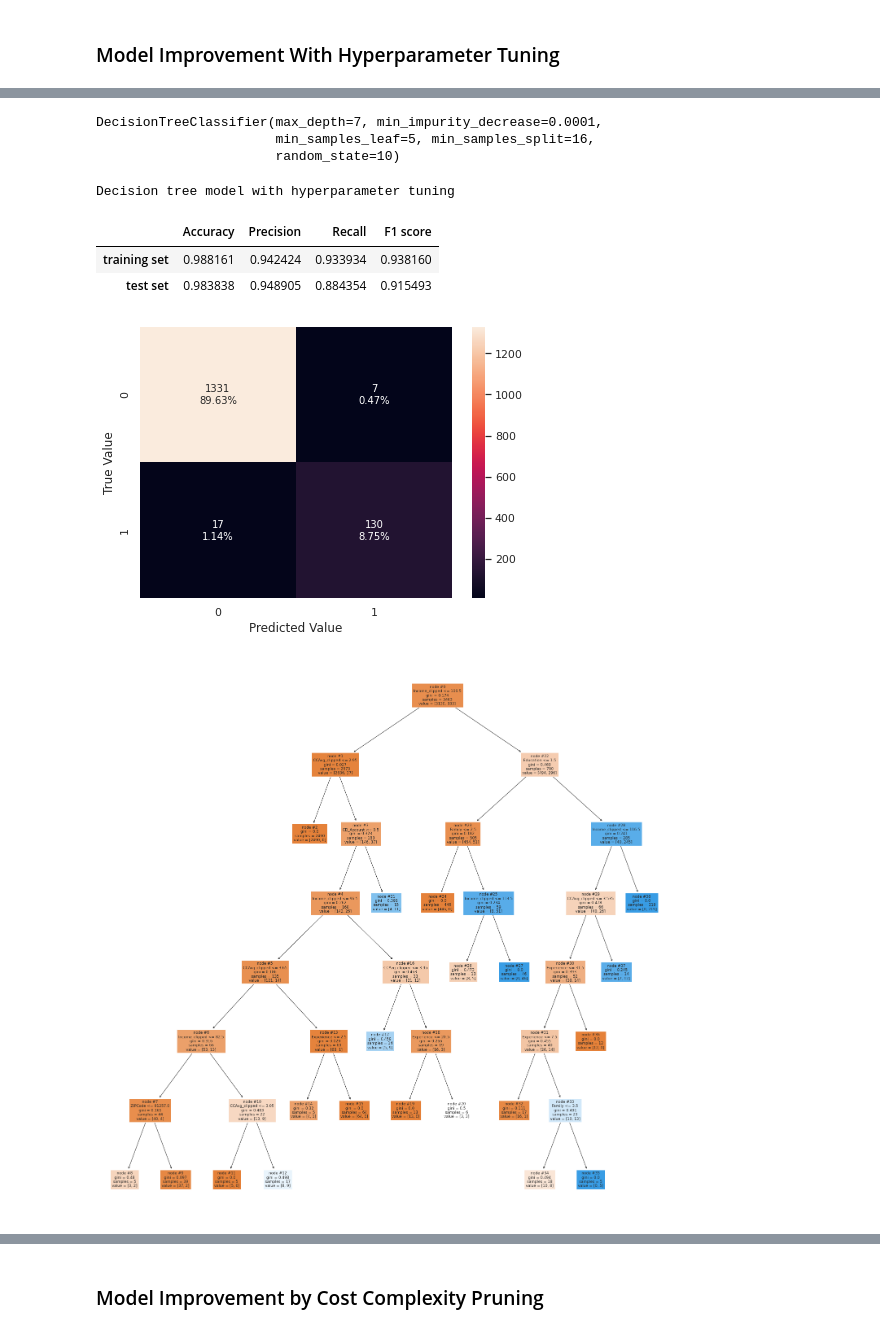
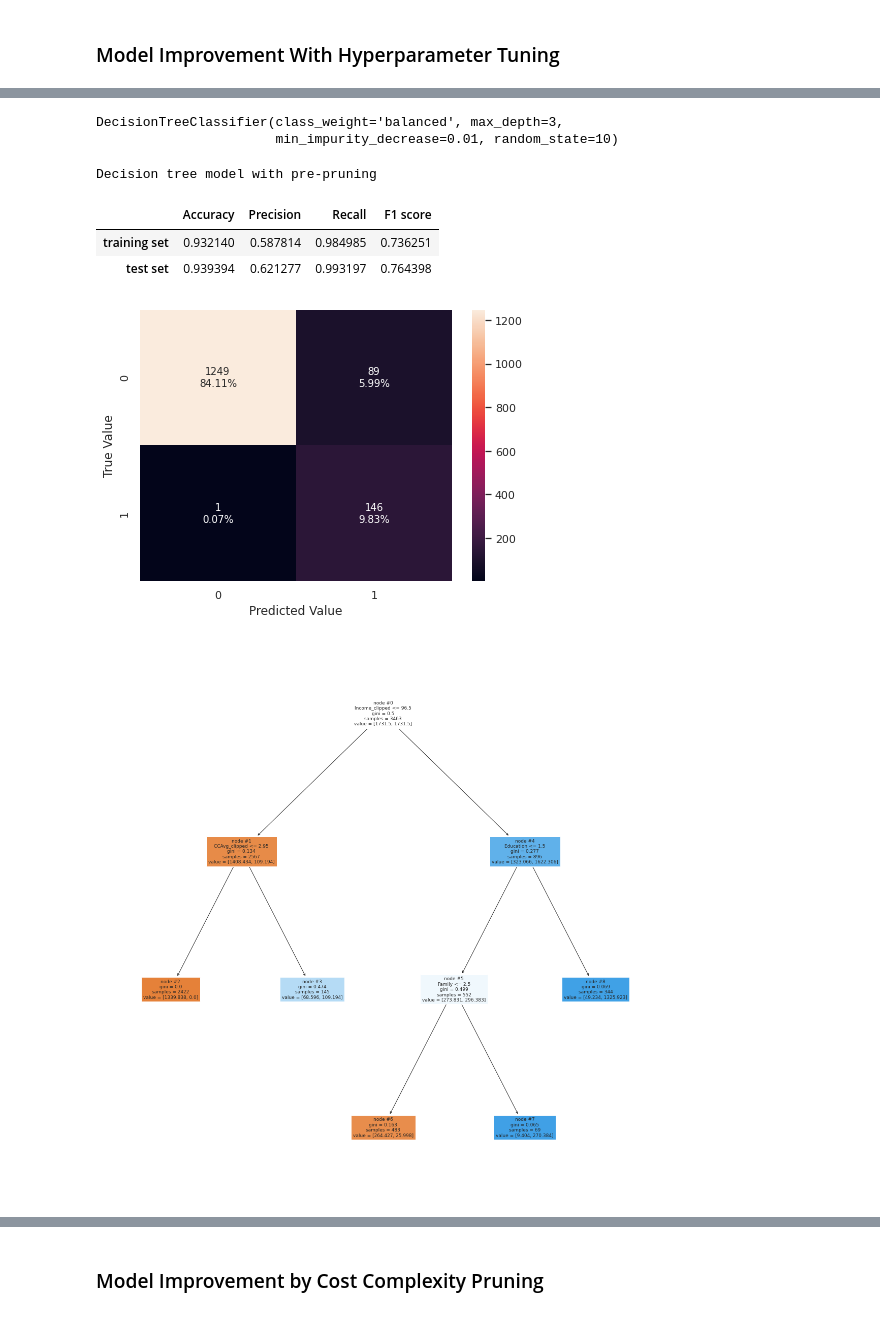
Before and after one commit to liangym2014/Data-science-and-machine-learning, a Jupyter notebook: 3.Personal_Loan_Campaign_Solution.ipynb, the cells around one changed output, grey strips where cells are left out. Cells and saved outputs as stored; diff of their text form; code cells hidden in the pictures.

```diff
--- a/3.Personal_Loan_Campaign_Solution.ipynb
+++ b/3.Personal_Loan_Campaign_Solution.ipynb
@@ -1029,36 +1031,35 @@ pd.DataFrame(data = dt_1.feature_importances_, index = X_train.columns,
 # %%
 para = {
     "max_depth": np.arange(1, 20),
-    "min_samples_split": np.arange(1, 20),
+    "min_samples_split": np.arange(1, 15),
     "min_samples_leaf": np.arange(1, 10),
-    "min_impurity_decrease": [0.1, 0.01, 0.001, 0.0001]
+    "min_impurity_decrease": [0.1, 0.01, 0.001, 0.0001],
 }
 
-gs = GridSearchCV(DecisionTreeClassifier(random_state = 10) , param_grid = para, scoring = "recall", n_jobs = -1, cv = 5)
+gs = GridSearchCV(DecisionTreeClassifier(class_weight = "balanced", random_state = 10) , param_grid = para, scoring = "recall", n_jobs = -1, cv = 4)
 gs.fit(X_train, y_train)
 gs.best_estimator_
 # %% [output]
-DecisionTreeClassifier(max_depth=7, min_impurity_decrease=0.0001,
-                       min_samples_leaf=5, min_samples_split=16,
-                       random_state=10)
+DecisionTreeClassifier(class_weight='balanced', max_depth=3,
+                       min_impurity_decrease=0.01, random_state=10)
 # %%
 dt_2, y2_train, y2_test, metrics_2 = compute_metrics(gs.best_estimator_, X_train, X_test, y_train, y_test)
-print("Decision tree model with hyperparameter tuning")
+print("Decision tree model with pre-pruning")
 metrics_2
 # %% [output]
-Decision tree model with hyperparameter tuning
+Decision tree model with pre-pruning
 |  | Accuracy | Precision | Recall | F1 score |
-| training set | 0.988161 | 0.942424 | 0.933934 | 0.938160 |
-| test set | 0.983838 | 0.948905 | 0.884354 | 0.915493 |
+| training set | 0.932140 | 0.587814 | 0.984985 | 0.736251 |
+| test set | 0.939394 | 0.621277 | 0.993197 | 0.764398 |
 # %%
 generate_confusion_matrix(y_test, y2_test)
 # %% [output]
-[figure, old version]
+[figure, new version]
 # %%
-plt.figure(figsize = (25,25));
+plt.figure(figsize = (20,20));
 tree.plot_tree(dt_2, filled = True, feature_names = X_train.columns, node_ids = True, fontsize = 9);
 # %% [output]
-[figure, old version]
+[figure, new version]
 # %%
 print(tree.export_text(dt_2, feature_names = X_train.columns.to_list()))
 # %% [output]
```
Also changed, not shown: parts of 30 cells of this notebook.
